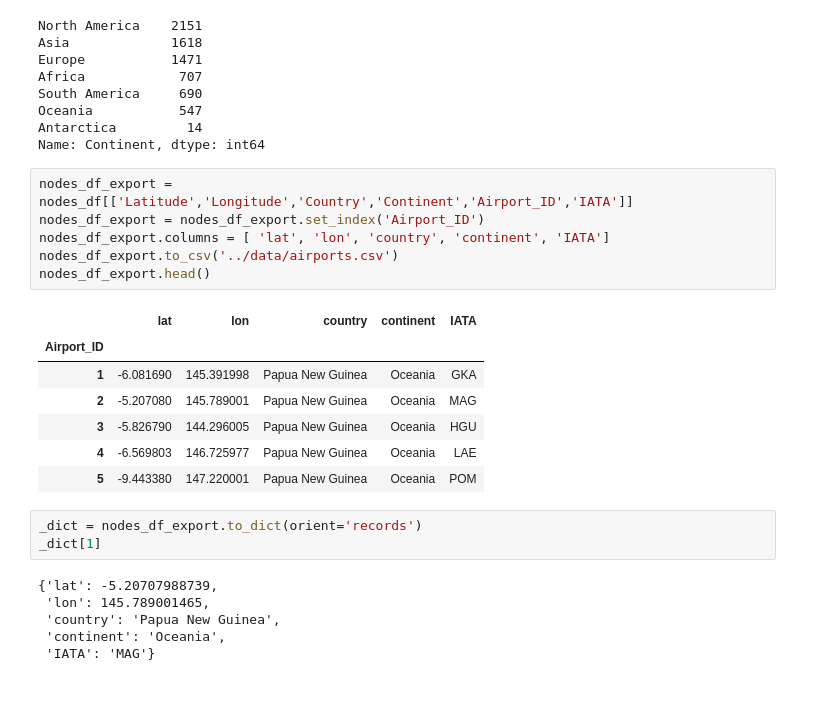
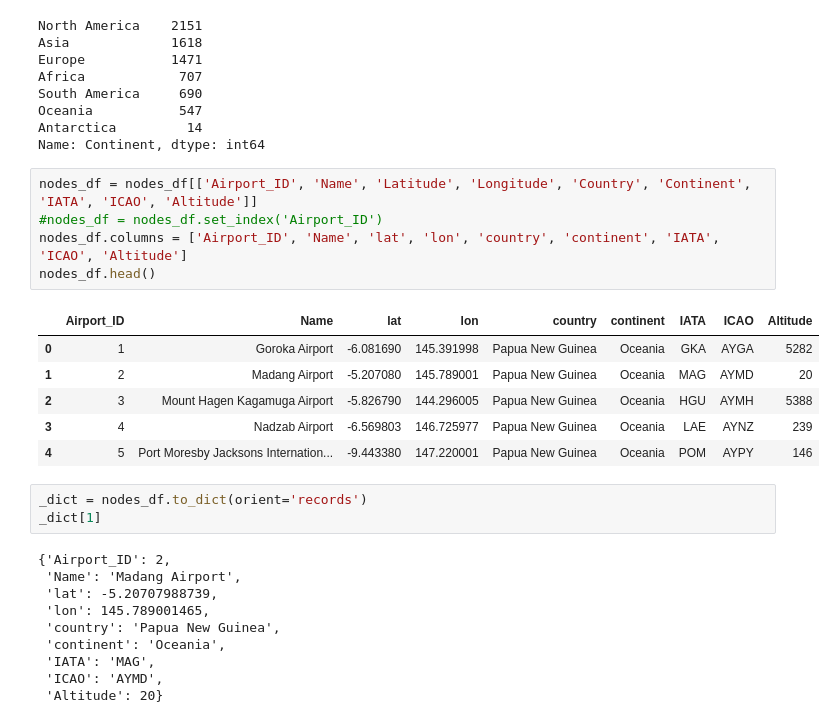
Before and after one commit to FrankSchmutz/NTDS2019FinalProject, a Jupyter notebook: py/data_preprocess.ipynb, the cells around one changed output. Cells and saved outputs as stored; diff of their text form; blank space fills up the shorter version.

```diff
--- a/py/data_preprocess.ipynb
+++ b/py/data_preprocess.ipynb
@@ -86,25 +86,27 @@ Oceania           547
 Antarctica         14
 Name: Continent, dtype: int64
 # %%
-nodes_df_export = nodes_df[['Latitude','Longitude','Country','Continent','Airport_ID','IATA']]
-nodes_df_export = nodes_df_export.set_index('Airport_ID')
-nodes_df_export.columns = [ 'lat', 'lon', 'country', 'continent', 'IATA']
-nodes_df_export.to_csv('../data/airports.csv')
-nodes_df_export.head()
+nodes_df = nodes_df[['Airport_ID', 'Name', 'Latitude', 'Longitude', 'Country', 'Continent', 'IATA', 'ICAO', 'Altitude']]
+#nodes_df = nodes_df.set_index('Airport_ID')
+nodes_df.columns = ['Airport_ID', 'Name', 'lat', 'lon', 'country', 'continent', 'IATA', 'ICAO', 'Altitude']
+nodes_df.head()
 # %% [output]
-|  | lat | lon | country | continent | IATA |
-| Airport_ID |  |  |  |  |  |
-| 1 | -6.081690 | 145.391998 | Papua New Guinea | Oceania | GKA |
-| 2 | -5.207080 | 145.789001 | Papua New Guinea | Oceania | MAG |
-| 3 | -5.826790 | 144.296005 | Papua New Guinea | Oceania | HGU |
-| 4 | -6.569803 | 146.725977 | Papua New Guinea | Oceania | LAE |
-| 5 | -9.443380 | 147.220001 | Papua New Guinea | Oceania | POM |
+|  | Airport_ID | Name | lat | lon | country | continent | IATA | ICAO | Altitude |
+| 0 | 1 | Goroka Airport | -6.081690 | 145.391998 | Papua New Guinea | Oceania | GKA | AYGA | 5282 |
+| 1 | 2 | Madang Airport | -5.207080 | 145.789001 | Papua New Guinea | Oceania | MAG | AYMD | 20 |
+| 2 | 3 | Mount Hagen Kagamuga Airport | -5.826790 | 144.296005 | Papua New Guinea | Oceania | HGU | AYMH | 5388 |
+| 3 | 4 | Nadzab Airport | -6.569803 | 146.725977 | Papua New Guinea | Oceania | LAE | AYNZ | 239 |
+| 4 | 5 | Port Moresby Jacksons Internation... | -9.443380 | 147.220001 | Papua New Guinea | Oceania | POM | AYPY | 146 |
 # %%
-_dict = nodes_df_export.to_dict(orient='records')
+_dict = nodes_df.to_dict(orient='records')
 _dict[1]
 # %% [output]
-{'lat': -5.20707988739,
+{'Airport_ID': 2,
+ 'Name': 'Madang Airport',
+ 'lat': -5.20707988739,
  'lon': 145.789001465,
  'country': 'Papua New Guinea',
  'continent': 'Oceania',
- 'IATA': 'MAG'}
+ 'IATA': 'MAG',
+ 'ICAO': 'AYMD',
+ 'Altitude': 20}
```
Also changed, not shown: parts of 4 cells of this notebook, 6 other files.
